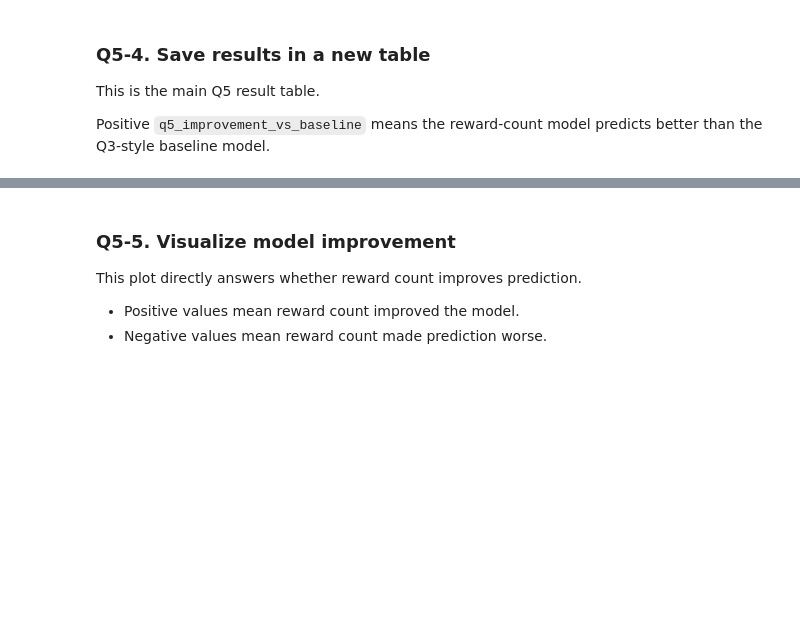
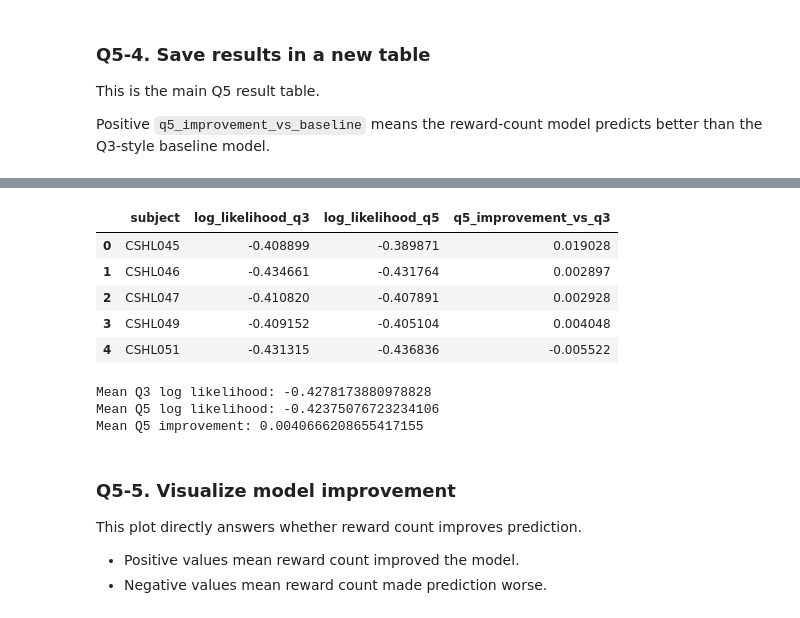
Before and after one commit to muntoka0/ibl-project, a Jupyter notebook: IBL_behavior_dataQ5.ipynb, the cells around one changed output, grey strips where cells are left out. Cells and saved outputs as stored; diff of their text form; code cells hidden in the pictures; blank space fills up the shorter version.

```diff
--- a/IBL_behavior_dataQ5.ipynb
+++ b/IBL_behavior_dataQ5.ipynb
@@ -2655,3 +2648,30 @@ Mean reward improvement: 0.001515881510001985
+# %%
+q5_vs_q3_df = q3_results_df[['subject', 'log_likelihood_q3']].merge(
+    q5_state_results_df[['subject', 'log_likelihood_q5']],
+    on='subject',
+    how='inner'
+)
+
+q5_vs_q3_df['q5_improvement_vs_q3'] = (
+    q5_vs_q3_df['log_likelihood_q5']
+    - q5_vs_q3_df['log_likelihood_q3']
+)
+
+display(q5_vs_q3_df.head())
+
+print('Mean Q3 log likelihood:', q5_vs_q3_df['log_likelihood_q3'].mean())
+print('Mean Q5 log likelihood:', q5_vs_q3_df['log_likelihood_q5'].mean())
+print('Mean Q5 improvement:', q5_vs_q3_df['q5_improvement_vs_q3'].mean())
+# %% [output]
+|  | subject | log_likelihood_q3 | log_likelihood_q5 | q5_improvement_vs_q3 |
+| 0 | CSHL045 | -0.408899 | -0.389871 | 0.019028 |
+| 1 | CSHL046 | -0.434661 | -0.431764 | 0.002897 |
+| 2 | CSHL047 | -0.410820 | -0.407891 | 0.002928 |
+| 3 | CSHL049 | -0.409152 | -0.405104 | 0.004048 |
+| 4 | CSHL051 | -0.431315 | -0.436836 | -0.005522 |
+Mean Q3 log likelihood: -0.4278173880978828
+Mean Q5 log likelihood: -0.42375076723234106
+Mean Q5 improvement: 0.0040666208655417155
 # %% [markdown]
 ### Q5-5. Visualize model improvement
 
```
Also changed, not shown: parts of 15 cells of this notebook.
